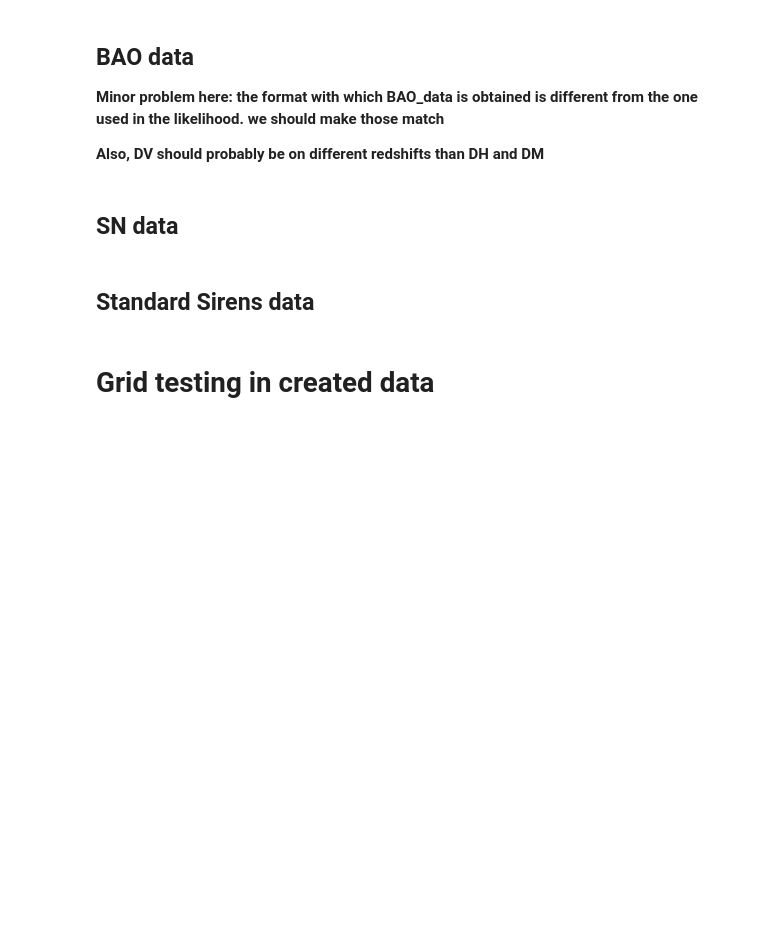
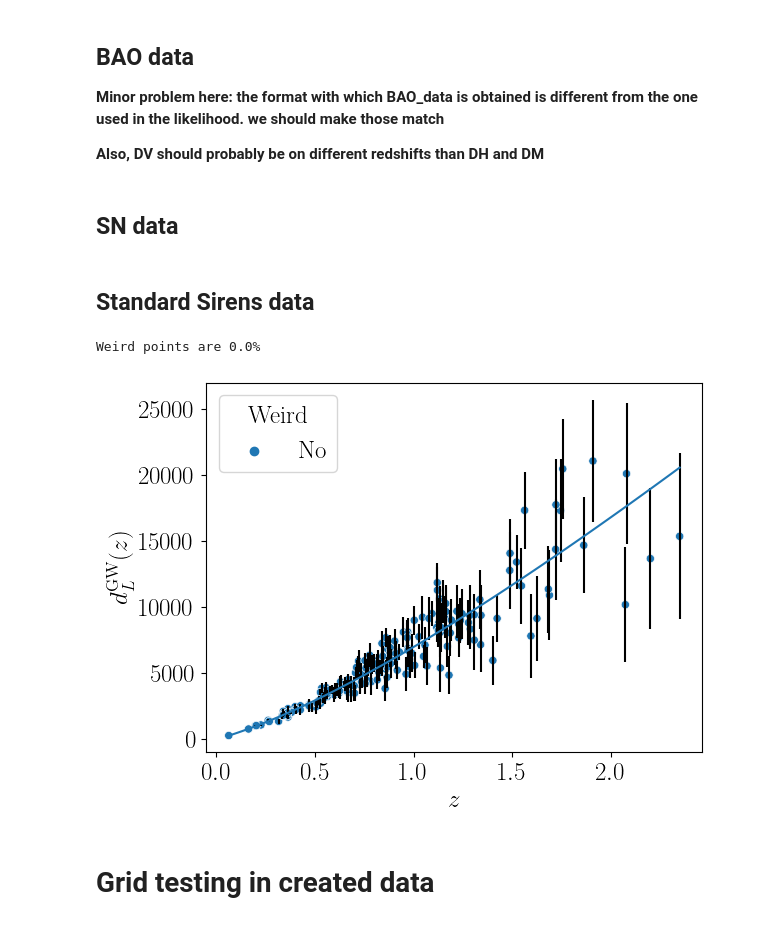
Before and after one commit to chiaradeleo1/CANDI, a Jupyter notebook: mock_maker.ipynb, the cells around one changed output. Drawn from its saved outputs; the diff is of its cells as text; code cells hidden in the pictures; blank space fills up the shorter version.

Commit message:
separated mock data from darksirens

```diff
--- a/mock_maker.ipynb
+++ b/mock_maker.ipynb
@@ -46,7 +64,7 @@ fiducial = {'H0': 68.53,
             'epsilon0_EM': 0.0,
             'a_EM': 1.,
             'n_EM': 1.,
-            'epsilon0_GW': 0.1,
+            'epsilon0_GW': 0.05,
             'a_GW': 1.,
             'n_GW': 1.,
             'mnu': 0.06,
@@ -54,13 +72,15 @@ fiducial = {'H0': 68.53,
             'MB': -19.2435,
             'rd': 147.0}
 
-settings = {'zmin': 0.,
-            'zmax': 100.,
+settings = {'zmin': 0.001,
+            'zmax': 5.,
             'Nz': 1000,
             'zdrag': 1060,
             'DDR_model': {'epsilon_model': 'polynomial',
                           'pade': False},
             'BBN': True}
+
+darksirens_path = '/home/Matteo/Projects/GW_projects/darksirens_reboot'
 # %% [markdown]
 ## Observables
 # %%
@@ -165,17 +161,17 @@ if 'BAO' in obs_settings:
     zplot = np.linspace(min(BAO_data['z']),max(BAO_data['z']),100)
 
     fig, axes = plt.subplots(ncols=3, nrows=1, sharex=True,subplot_kw=dict(frameon=True),figsize=(10,5))
-    axes[0].errorbar(BAO_data['z'],BAO_data['DH'],yerr=BAO_data['err_DH'],ls='',marker='*',color='black')
+    axes[0].errorbar(BAO_data['z'],BAO_data['DH_noisy'],yerr=BAO_data['err_DH'],ls='',marker='*',color='black')
     axes[0].plot(zplot,fiducial_theory.DH(zplot))
     axes[0].set_xlabel(r'$z$')
     axes[0].set_ylabel(r'$D_H(z)$')
 
-    axes[1].errorbar(BAO_data['z'],BAO_data['DM'],yerr=BAO_data['err_DM'],ls='',marker='*',color='black')
+    axes[1].errorbar(BAO_data['z'],BAO_data['DM_noisy'],yerr=BAO_data['err_DM'],ls='',marker='*',color='black')
     axes[1].plot(zplot,fiducial_theory.DM(zplot))
     axes[1].set_xlabel(r'$z$')
     axes[1].set_ylabel(r'$D_M(z)$')
 
-    axes[2].errorbar(BAO_data['z'],BAO_data['DV'],yerr=BAO_data['err_DV'],ls='',marker='*',color='black')
+    axes[2].errorbar(BAO_data['z'],BAO_data['DV_noisy'],yerr=BAO_data['err_DV'],ls='',marker='*',color='black')
     axes[2].plot(zplot,fiducial_theory.DV(zplot))
     axes[2].set_xlabel(r'$z$')
     axes[2].set_ylabel(r'$D_V(z)$')
@@ -201,8 +197,8 @@ if 'SN' in obs_settings:
     zplot = np.linspace(min(SN_data['z']),max(SN_data['z']),100)
 
     plt.figure()
-    plt.errorbar(SN_data['z'],SN_data['mB'],yerr=SN_data['err_mB'],ls='',marker='',color='black')
-    sb.scatterplot(SNdf,x='z',y='mB',hue='Weird')
+    plt.errorbar(SN_data['z'],SN_data['mB_noisy'],yerr=SN_data['err_mB'],ls='',marker='',color='black')
+    sb.scatterplot(SNdf,x='z',y='mB_noisy',hue='Weird')
     plt.plot(zplot,fiducial_theory.mB(zplot))
     plt.xlabel(r'$z$')
     plt.ylabel(r'$m_B(z)$');
@@ -222,14 +218,17 @@ if 'GW' in obs_settings:
 # %%
 if 'GW' in obs_settings:
     print('Weird points are {}%'.format(100*len(GWdf[GWdf['Weird']=='Yes'])/len(GWdf)))
     zplot = np.linspace(min(GW_data['z']),max(GW_data['z']),100)
 
     plt.figure()
     plt.errorbar(GWdf['z'],GWdf['dL_noisy'],yerr=GWdf['err_dL'],ls='',marker='',color='black')
     sb.scatterplot(GWdf,x='z',y='dL_noisy',hue='Weird')
-    plt.plot(zplot,fiducial_theory.DL_GW(zplot), color='forestgreen')
+    plt.plot(zplot,fiducial_theory.DL_GW(zplot))
     plt.xlabel(r'$z$')
     plt.ylabel(r'$d_L^{\rm GW}(z)$');
+# %% [output]
+Weird points are 0.0%
+[figure, added]
 # %% [markdown]
 # Grid testing in created data
 # %%
```
Also changed, not shown: parts of 9 cells of this notebook, 2 other files.
